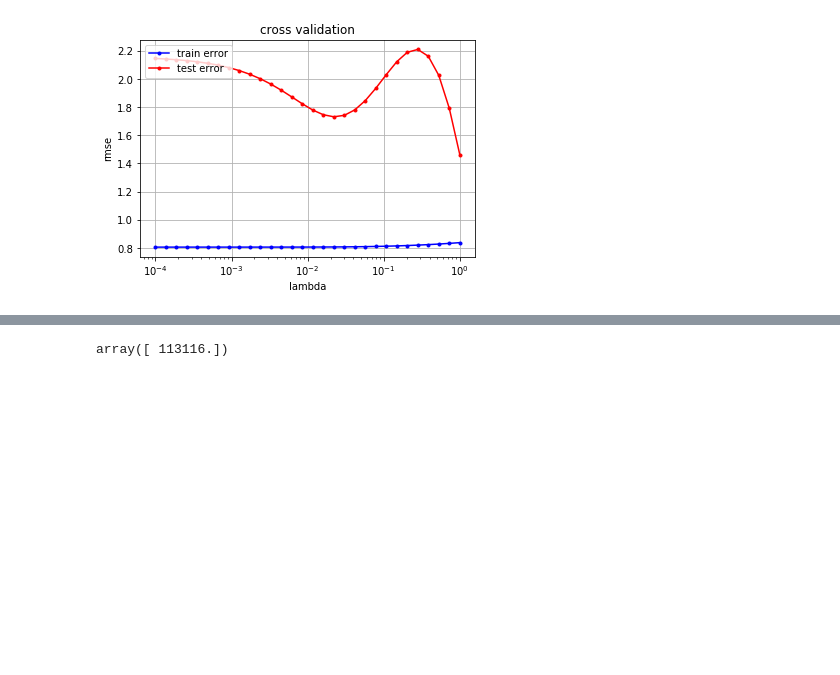
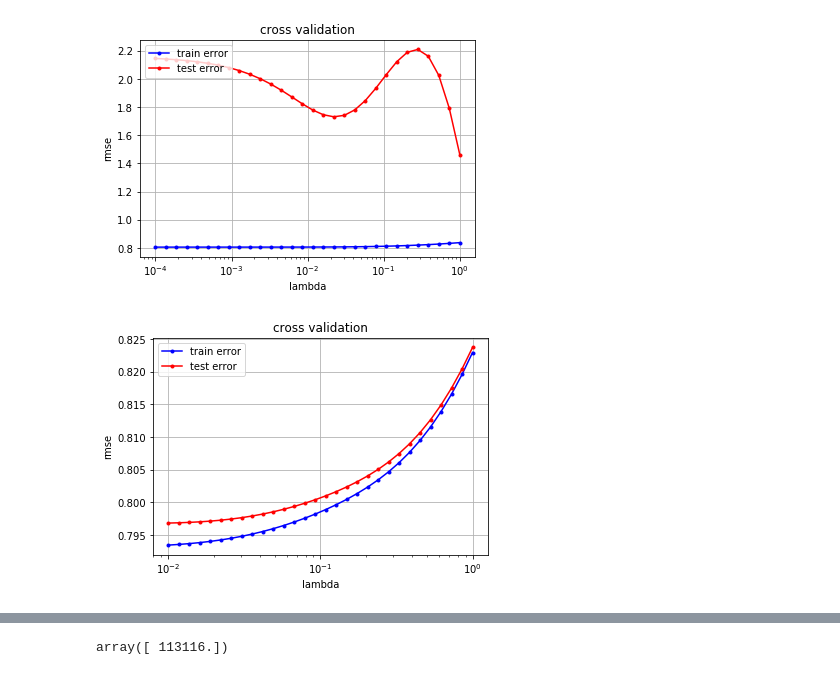
Before and after one commit to gaelmoccand/RoadSegmentation_CNN, a Jupyter notebook: project1/scripts/Ridge_Prediction.ipynb, the cells around one changed output, grey strips where cells are left out. Drawn from its saved outputs; the diff is of its cells as text; code cells hidden in the pictures; blank space fills up the shorter version.

```diff
--- a/project1/scripts/Ridge_Prediction.ipynb
+++ b/project1/scripts/Ridge_Prediction.ipynb
@@ -135,0 +136,5 @@ cross_validation_demo(8)#poly 8 computed data
+# %%
+
+cross_validation_demo(2)#poly 3 computed Full data
+# %% [output]
+[figure, added]
```
Also changed, not shown: parts of 20 cells of this notebook, 2 other files.
